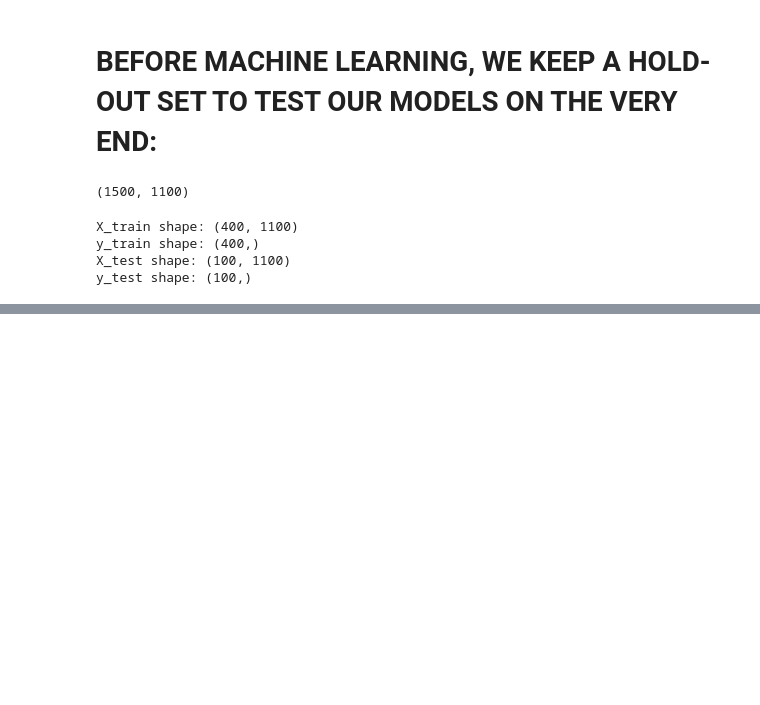
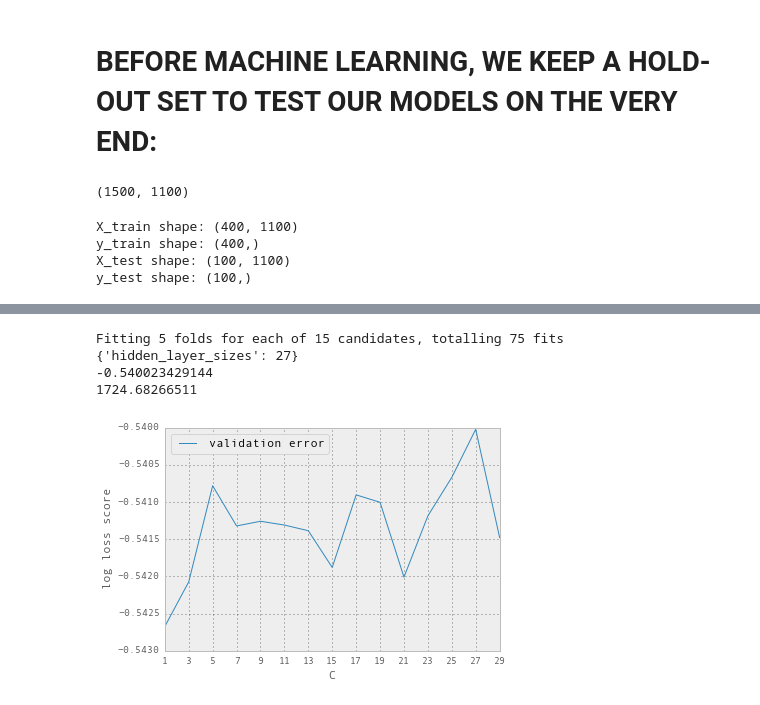
Before and after one commit to hugobowne/machine_learning_techniques, a Jupyter notebook: paribas/paribas_I.ipynb, the cells around one changed output, grey strips where cells are left out. Drawn from its saved outputs; the diff is of its cells as text; code cells hidden in the pictures; blank space fills up the shorter version.

```diff
--- a/paribas/paribas_I.ipynb
+++ b/paribas/paribas_I.ipynb
@@ -145,0 +186,23 @@ print total_time
+# %%
+clf = MLPClassifier(algorithm='l-bfgs', alpha = 100 , random_state=1)
+tuned_parameters = {'hidden_layer_sizes':np.arange(1,31,2)}
+grid_search = GridSearchCV( clf , param_grid = tuned_parameters , scoring= 'log_loss', cv = 5 ,verbose = 1 )
+#number of folds must be < than the size of the least populated class
+grid_search.fit(X_train, y_train);
+print(grid_search.best_params_)
+print(grid_search.best_score_)
+##see here about the scoring:
+##http://scikit-learn.org/stable/modules/model_evaluation.html#scoring-parameter
+##E.g. gives "accuracy" for SVMs:
+##http://scikit-learn.org/stable/modules/generated/sklearn.svm.LinearSVC.html
+plt.plot([c.mean_validation_score for c in grid_search.grid_scores_], label="validation error")
+plt.xticks(np.arange(len(tuned_parameters['hidden_layer_sizes'])), tuned_parameters['hidden_layer_sizes']);
+plt.xlabel("C");
+plt.ylabel("log loss score");
+plt.legend(loc='best');
+#see this thread concerning mean_training_score:
+#http://stackoverflow.com/questions/23389334/how-to-calculate-the-mean-training-score-using-gridsearchcv-in-scikit-learns
+t1 = time.time()
+total_time = t1 - t0
+print total_time
+# %% [output]
@@ -145,0 +211,5 @@ print total_time
+Fitting 5 folds for each of 15 candidates, totalling 75 fits
+{'hidden_layer_sizes': 27}
+-0.540023429144
+1724.68266511
+[figure, added]
```
Also changed, not shown: parts of 6 cells of this notebook.
